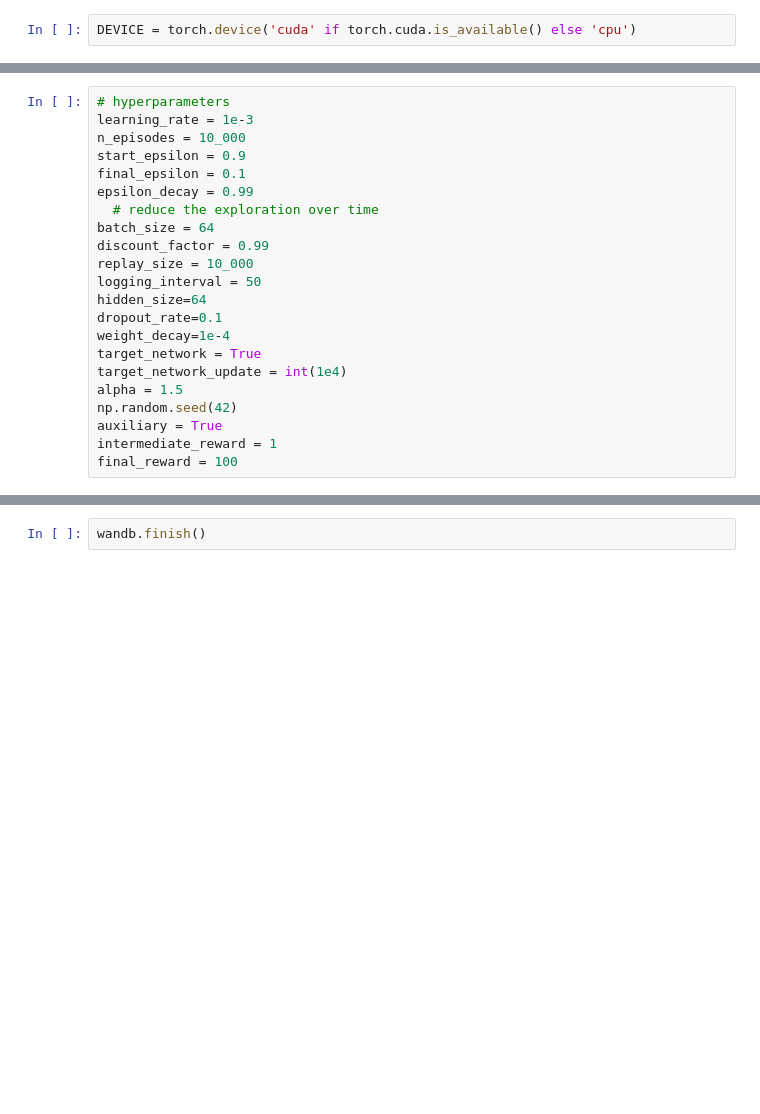
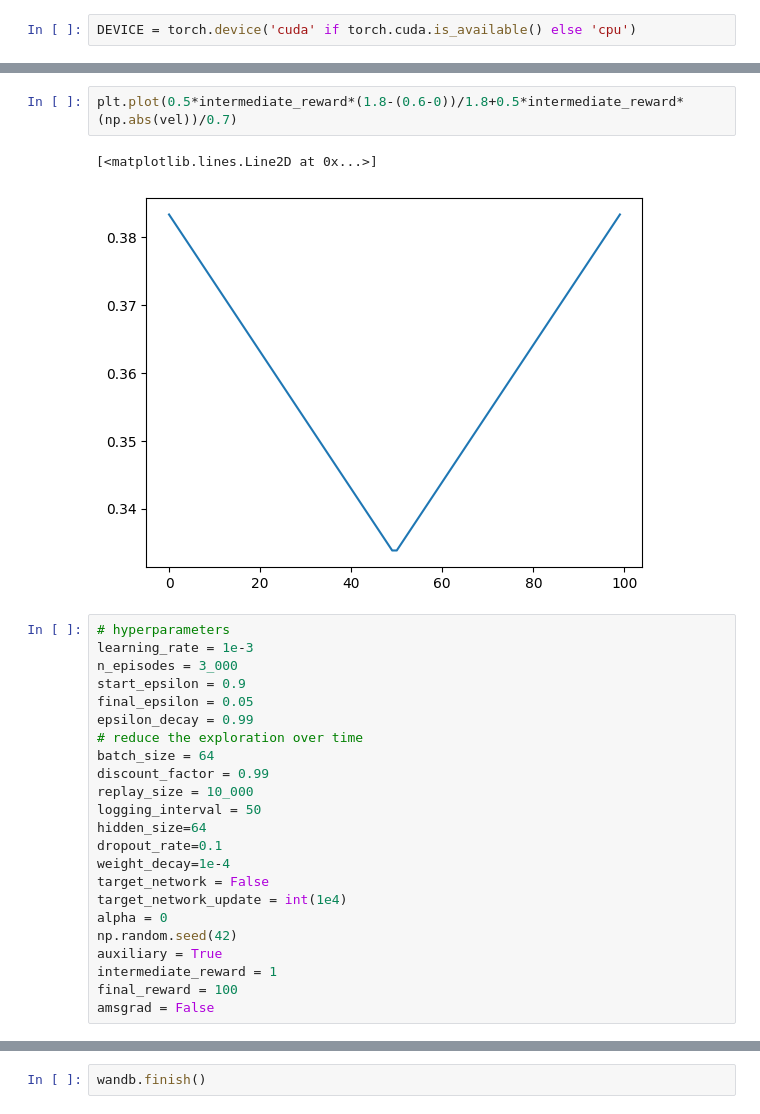
Before and after one commit to NicolasRR/ANN-RL, a Jupyter notebook: DQN.ipynb, the cells around one changed output, grey strips where cells are left out. Drawn from its saved outputs; the diff is of its cells as text; blank space fills up the shorter version.

```diff
--- a/DQN.ipynb
+++ b/DQN.ipynb
@@ -219,11 +41,16 @@ class DQNAgent:
+# %%
+plt.plot(0.5*intermediate_reward*(1.8-(0.6-0))/1.8+0.5*intermediate_reward*(np.abs(vel))/0.7)
+# %% [output]
+[<matplotlib.lines.Line2D at 0x...>]
+[figure, added]
 # %%
 # hyperparameters
 learning_rate = 1e-3
-n_episodes = 10_000
+n_episodes = 3_000
 start_epsilon = 0.9
-final_epsilon = 0.1
+final_epsilon = 0.05
 epsilon_decay = 0.99
-  # reduce the exploration over time
+# reduce the exploration over time
 batch_size = 64
 discount_factor = 0.99
 replay_size = 10_000
@@ -231,11 +58,12 @@ logging_interval = 50
 hidden_size=64
 dropout_rate=0.1
 weight_decay=1e-4
-target_network = True
+target_network = False
 target_network_update = int(1e4)
-alpha = 1.5
+alpha = 0
 np.random.seed(42)
 auxiliary = True
 intermediate_reward = 1
 final_reward = 100
+amsgrad = False
 # %%
```
Also changed, not shown: parts of 15 cells of this notebook, 3 other files.
